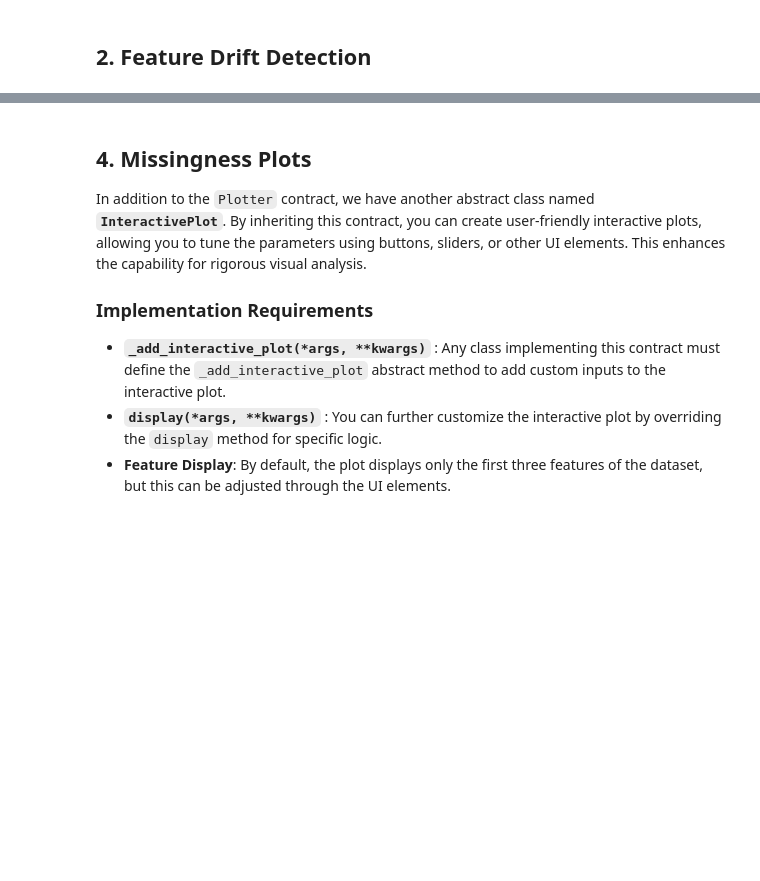
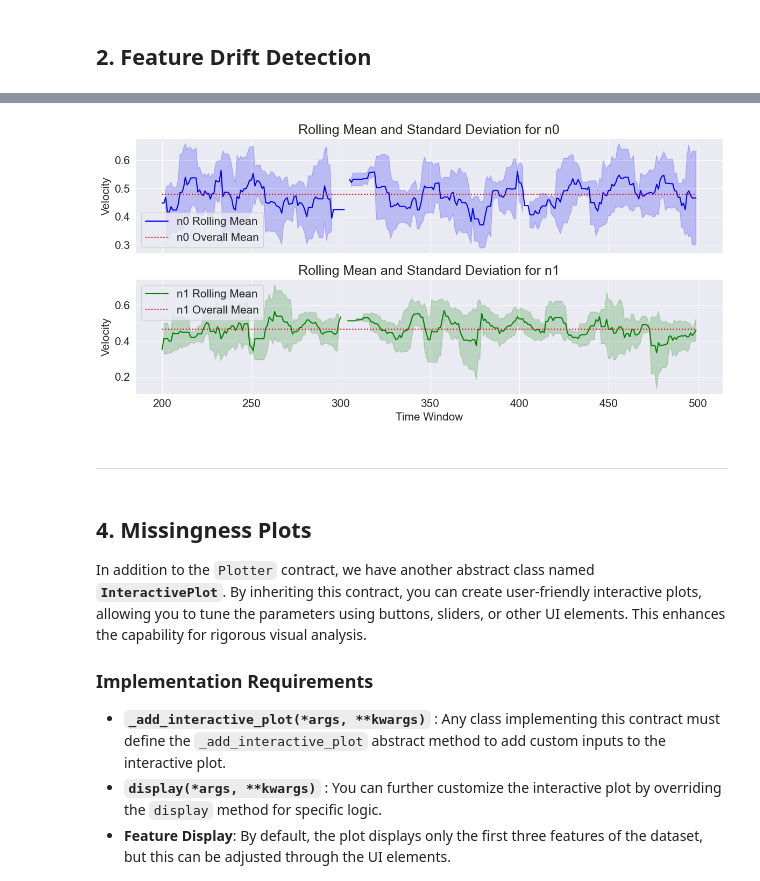
Before and after one commit to aditya0by0/stream-viz, a Jupyter notebook: stream_viz/tutorial/UserGuide.ipynb, the cells around one changed output, grey strips where cells are left out. Saved outputs shown, nothing was run; the diff lists cells and outputs as text; code cells hidden in the pictures; blank space fills up the shorter version.

```diff
--- a/stream_viz/tutorial/UserGuide.ipynb
+++ b/stream_viz/tutorial/UserGuide.ipynb
@@ -222,3 +269,13 @@ dt_streamer.rcd_detector_obj.plot(start_tpt=100, end_tpt=3000)
+# %%
+from stream_viz.velocity.velocity_charts import FeatureVelocity
+
+feature_vel = FeatureVelocity(missing_encoder)
+# Plott numerical features
+feature_vel.plot(features=["n0", "n1"], window_size=10, start_tp=200, end_tp=500)
+# %% [output]
+[figure, added]
+# %% [markdown]
+---
 # %% [markdown]
 ## 4. Missingness Plots
 
```
Also changed, not shown: parts of 12 cells of this notebook, 4 other files.
